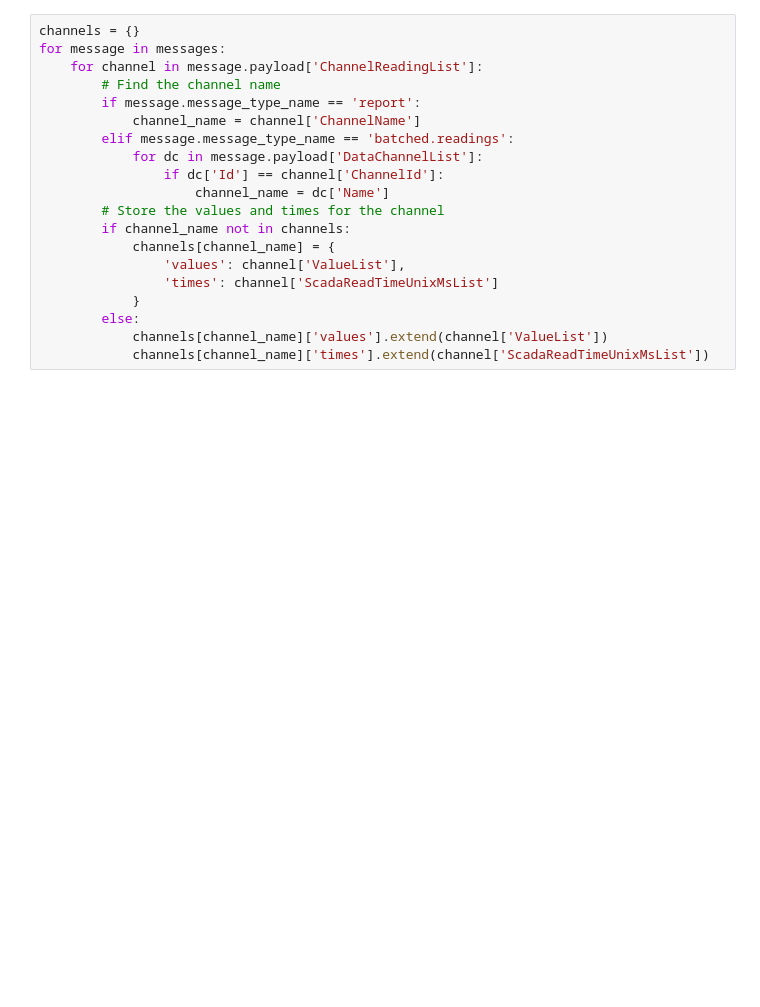
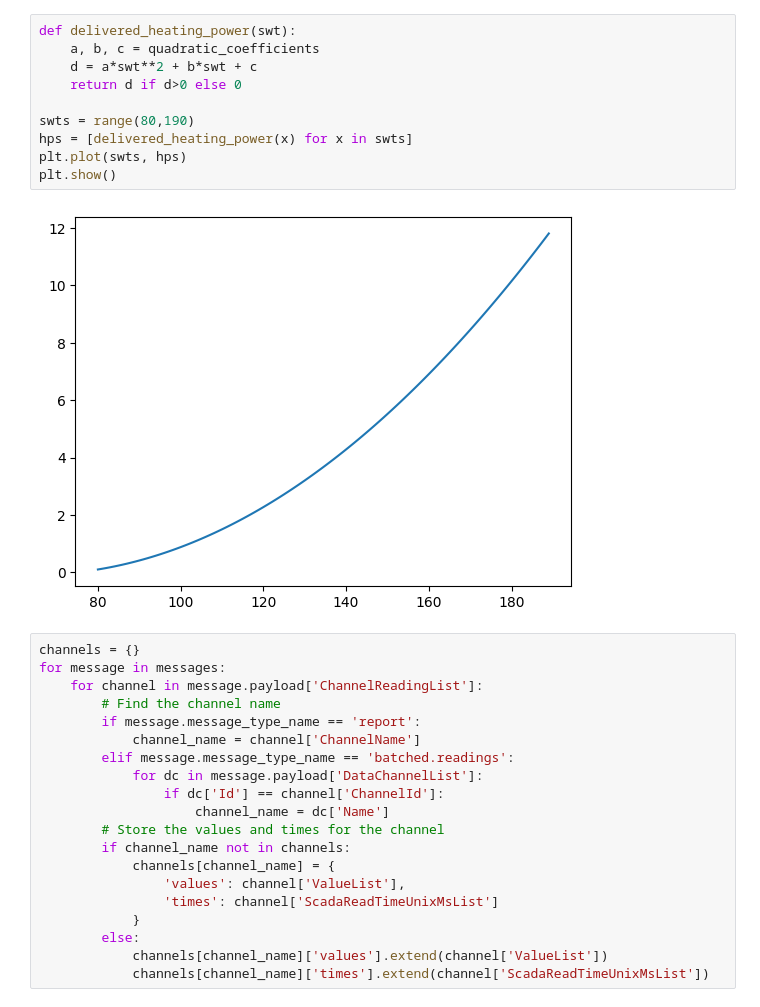
Before and after one commit to thegridelectric/visualizer, a Jupyter notebook: plots_WIP.ipynb, the cells around one changed output. Drawn from its saved outputs; the diff is of its cells as text; blank space fills up the shorter version.

```diff
--- a/plots_WIP.ipynb
+++ b/plots_WIP.ipynb
@@ -65,3 +110,15 @@ messages[0].to_dict()
+# %%
+def delivered_heating_power(swt):
+    a, b, c = quadratic_coefficients
+    d = a*swt**2 + b*swt + c
+    return d if d>0 else 0
+
+swts = range(80,190)
+hps = [delivered_heating_power(x) for x in swts]
+plt.plot(swts, hps)
+plt.show()
+# %% [output]
+[figure, added]
 # %%
 channels = {}
 for message in messages:
```
Also changed, not shown: parts of 8 cells of this notebook, 15 other files.
